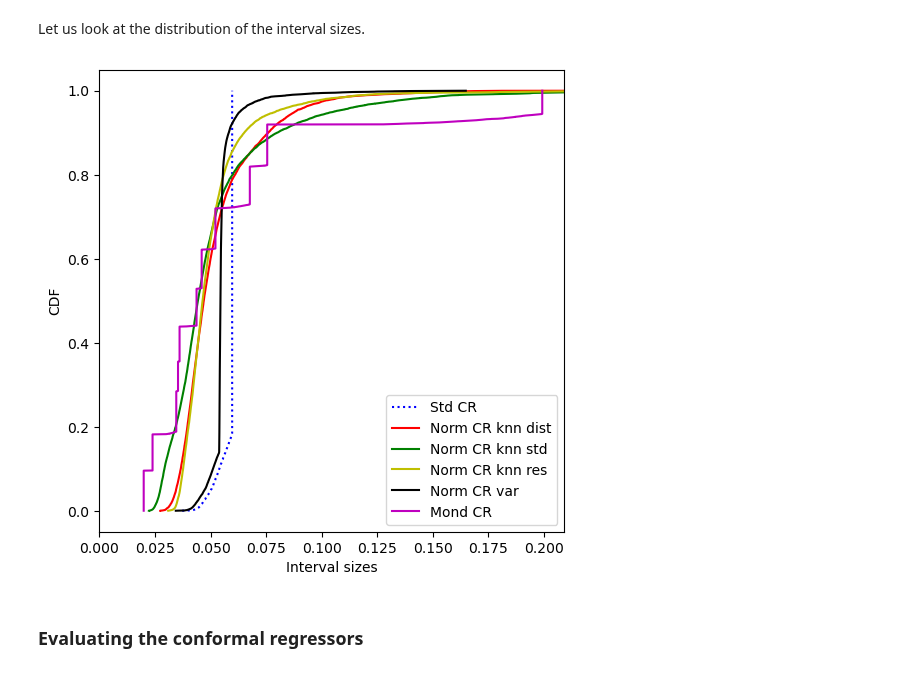
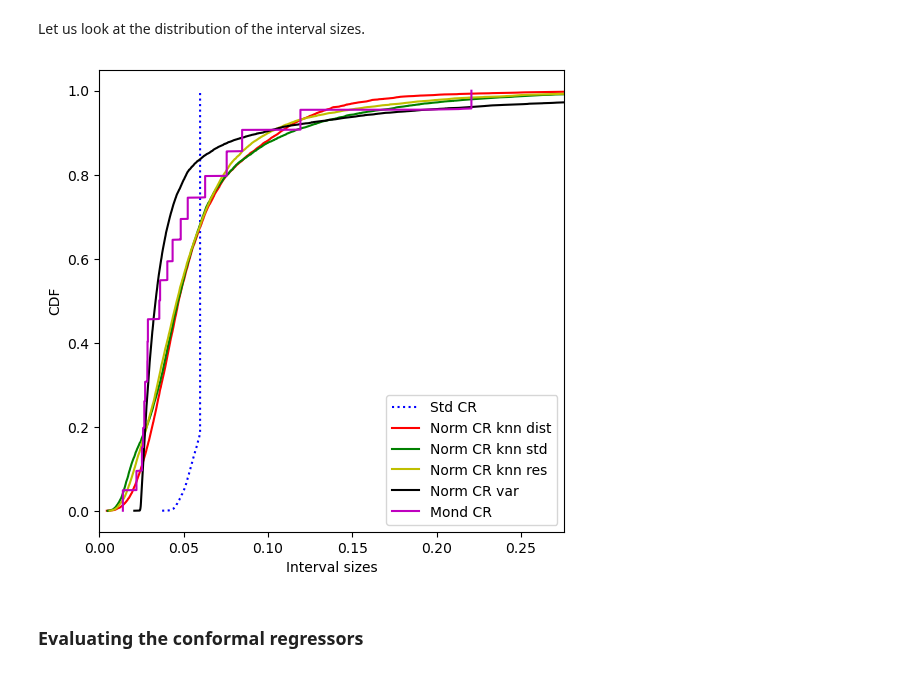
Before and after one commit to henrikbostrom/crepes, a Jupyter notebook: docs/crepes_nb.ipynb, the cells around one changed output. Cells and saved outputs as stored; diff of their text form; code cells hidden in the pictures.

```diff
--- a/docs/crepes_nb.ipynb
+++ b/docs/crepes_nb.ipynb
@@ -206,5 +233,11 @@ In case we have trained an ensemble model, like a `RandomForestRegressor`, we co
 # %%
-sigmas_cal_var = sigma_variance(X=X_cal, learner=learner_prop)
+de_var = DifficultyEstimator()
+
+de_var.fit(X=X_prop_train, learner=learner_prop, scaler=True)
+
+display(de_var)
+
+sigmas_cal_var = de_var.apply(X_cal)
 
 cr_norm_var = ConformalRegressor()
 
@@ -218,5 +252,5 @@ The difficulty estimates for the test set are generated in the same way; they ar
 # %%
-sigmas_test_var = sigma_variance(X=X_test, learner=learner_prop)
+sigmas_test_var = de_var.apply(X_test)
 
 intervals_norm_var = cr_norm_var.predict(y_hat=y_hat_test,
                                          sigmas=sigmas_test_var,
@@ -252,7 +286,7 @@ typically not be available for the test instances.
 We will form categories by binning of the difficulty estimates, here using the
 ones previously produced using the standard deviations of the nearest neighbor targets.
 # %%
-bins_cal, bin_thresholds = binning(values=sigmas_cal_knn_std, bins=11)
+bins_cal, bin_thresholds = binning(values=sigmas_cal_var, bins=20)
 
 cr_mond = ConformalRegressor()
 
@@ -265,7 +299,7 @@ ConformalRegressor(fitted=True, normalized=False, mondrian=True)
 Let us now obtain the categories for the test instances using the
 same Mondrian categorization, i.e., bin borders.
 # %%
-bins_test = binning(values=sigmas_test_knn_std, bins=bin_thresholds)
+bins_test = binning(values=sigmas_test_var, bins=bin_thresholds)
 # %% [markdown]
 ... and now we can form prediction intervals for the test instances.
 # %%
@@ -333,30 +367,30 @@ Let us look at the distribution of the interval sizes.
 # %%
 interval_sizes = {}
 for name in prediction_intervals.keys():
     interval_sizes[name] = prediction_intervals[name][:,1] \
     - prediction_intervals[name][:,0]
 
 plt.figure(figsize=(6,6))
 plt.ylabel("CDF")
 plt.xlabel("Interval sizes")
-plt.xlim(0,interval_sizes["Mond CR"].max()*1.05)
+plt.xlim(0,interval_sizes["Mond CR"].max()*1.25)
 
 colors = ["b","r","g","y","k","m","c","orange"]
 
 for i, name in enumerate(interval_sizes.keys()):
     if "Std" in name:
         style = "dotted"
     else:
         style = "solid"
     plt.plot(np.sort(interval_sizes[name]),
              [i/len(interval_sizes[name])
               for i in range(1,len(interval_sizes[name])+1)],
              linestyle=style, c=colors[i], label=name)
 
 plt.legend()
 plt.show()
 # %% [output]
-[figure, old version]
+[figure, new version]
 # %% [markdown]
 ### Evaluating the conformal regressors
 # %% [markdown]
```
Also changed, not shown: parts of 64 cells of this notebook, 8 other files.
